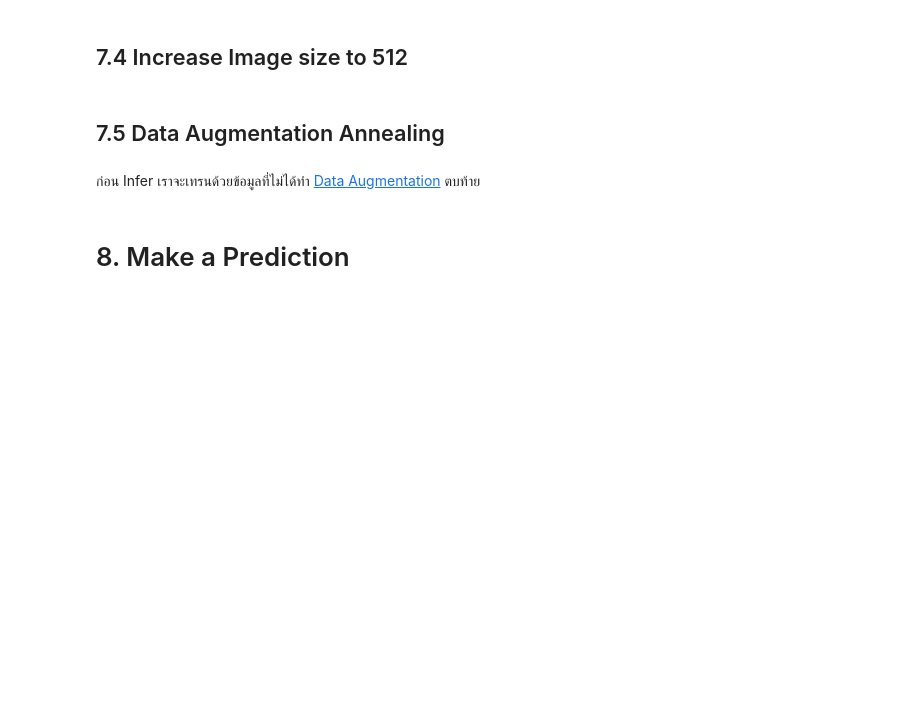
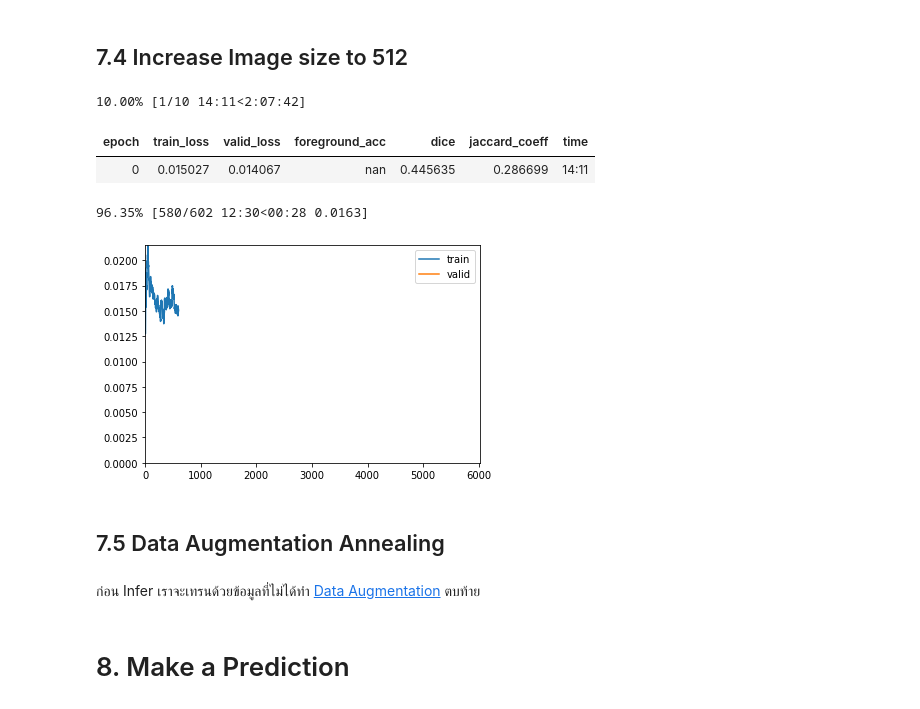
Before and after one commit to mrkcmd/bualabs, a Jupyter notebook: nbs/03c_image_segmentation_siim_acr_pneumothorax_fastai2.ipynb, the cells around one changed output. Saved outputs shown, nothing was run; the diff lists cells and outputs as text; code cells hidden in the pictures; blank space fills up the shorter version.

```diff
--- a/nbs/03c_image_segmentation_siim_acr_pneumothorax_fastai2.ipynb
+++ b/nbs/03c_image_segmentation_siim_acr_pneumothorax_fastai2.ipynb
@@ -751,7 +754,13 @@ learn.freeze()
 # learn.lr_find()
 # %%
 # learn.fit_flat_cos(8, lr=slice(1e-4))
-learn.fit_one_cycle(10, lr_max=slice(6e-5), pct_start=0.8)
+learn.fit_one_cycle(10, lr_max=slice(3e-5), pct_start=0.8)
+# %% [output]
+10.00% [1/10 14:11<2:07:42]
+| epoch | train_loss | valid_loss | foreground_acc | dice | jaccard_coeff | time |
+| 0 | 0.015027 | 0.014067 | nan | 0.445635 | 0.286699 | 14:11 |
+96.35% [580/602 12:30<00:28 0.0163]
+[figure, added]
 # %%
 learn.save('03c-unet-resnet34-512-1')
 # %%
```
Also changed, not shown: parts of 8 cells of this notebook.
